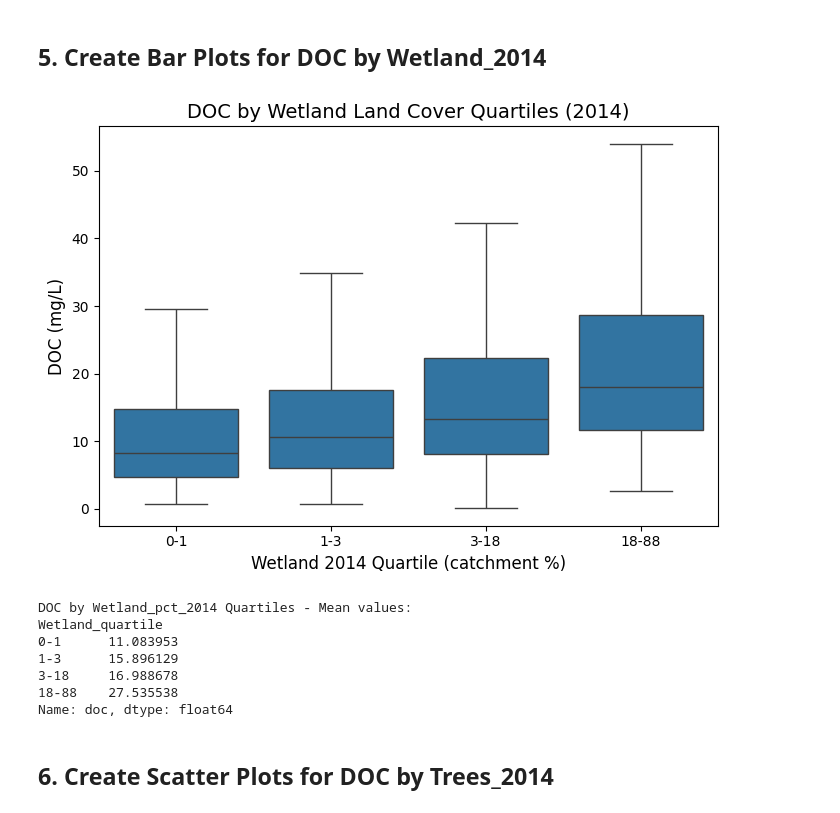
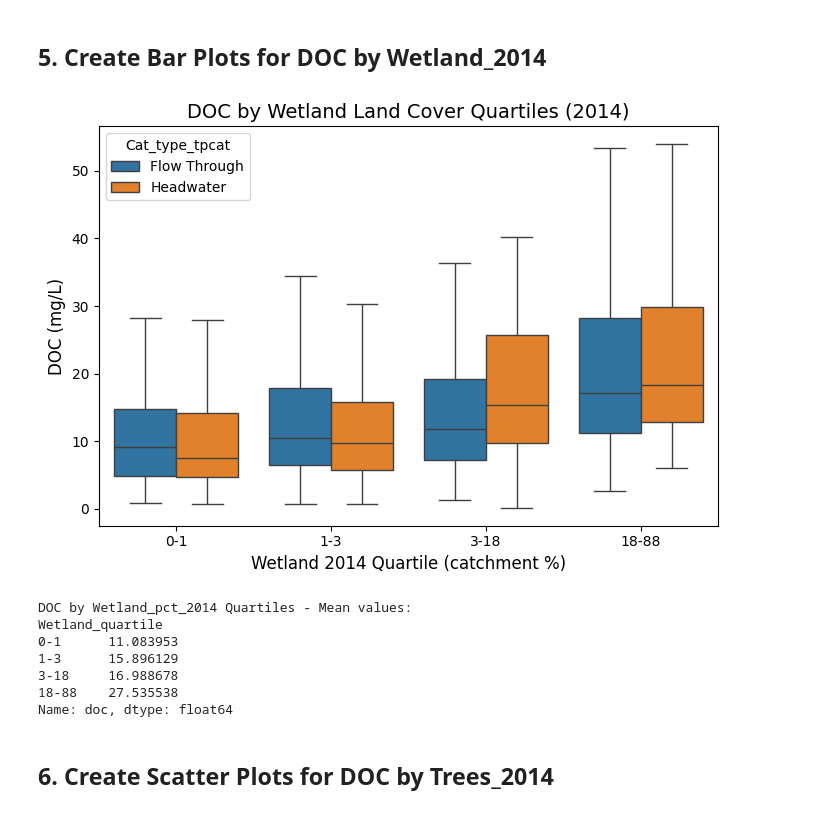
Before and after one commit to ekcomputer/land-cover, a Jupyter notebook: notebooks/data_exploration/harm_doc_landcover_exploration.ipynb, the cells around one changed output. Saved outputs shown, nothing was run; the diff lists cells and outputs as text; code cells hidden in the pictures.

```diff
--- a/notebooks/data_exploration/harm_doc_landcover_exploration.ipynb
+++ b/notebooks/data_exploration/harm_doc_landcover_exploration.ipynb
@@ -102,20 +100,21 @@ Name: doc, dtype: float64
 # %%
 # Create quartile categories for Wetland_pct_2014
 wetland_quartiles = np.quantile(df["Wetland_pct_2014"].dropna(), [0, 0.25, 0.5, 0.75, 1.0])
 wetland_labels = [f"{wetland_quartiles[i]:.0f}-{wetland_quartiles[i+1]:.0f}" for i in range(len(wetland_quartiles)-1)]
 df["Wetland_quartile"] = pd.qcut(df["Wetland_pct_2014"], q=4, labels=wetland_labels, duplicates="drop")
 
 fig, ax = plt.subplots(figsize=(7, 5))
-sns.boxplot(data=df, x='Wetland_quartile', y='doc', ax=ax, showfliers=False)
+sns.boxplot(data=df, x='Wetland_quartile', y='doc', ax=ax, showfliers=False,
+            hue="Cat_type_tpcat", hue_order=["Flow Through", "Headwater"])
 ax.set_title('DOC by Wetland Land Cover Quartiles (2014)', fontsize=14)
 ax.set_xlabel('Wetland 2014 Quartile (catchment %)', fontsize=12)
 ax.set_ylabel('DOC (mg/L)', fontsize=12)
 plt.tight_layout()
 plt.show()
 
 print(f"DOC by Wetland_pct_2014 Quartiles - Mean values:\n{df.groupby('Wetland_quartile')['doc'].mean()}")
 # %% [output]
-[figure, old version]
+[figure, new version]
 DOC by Wetland_pct_2014 Quartiles - Mean values:
 Wetland_quartile
 0-1      11.083953
```
Also changed, not shown: parts of 2 cells of this notebook.
